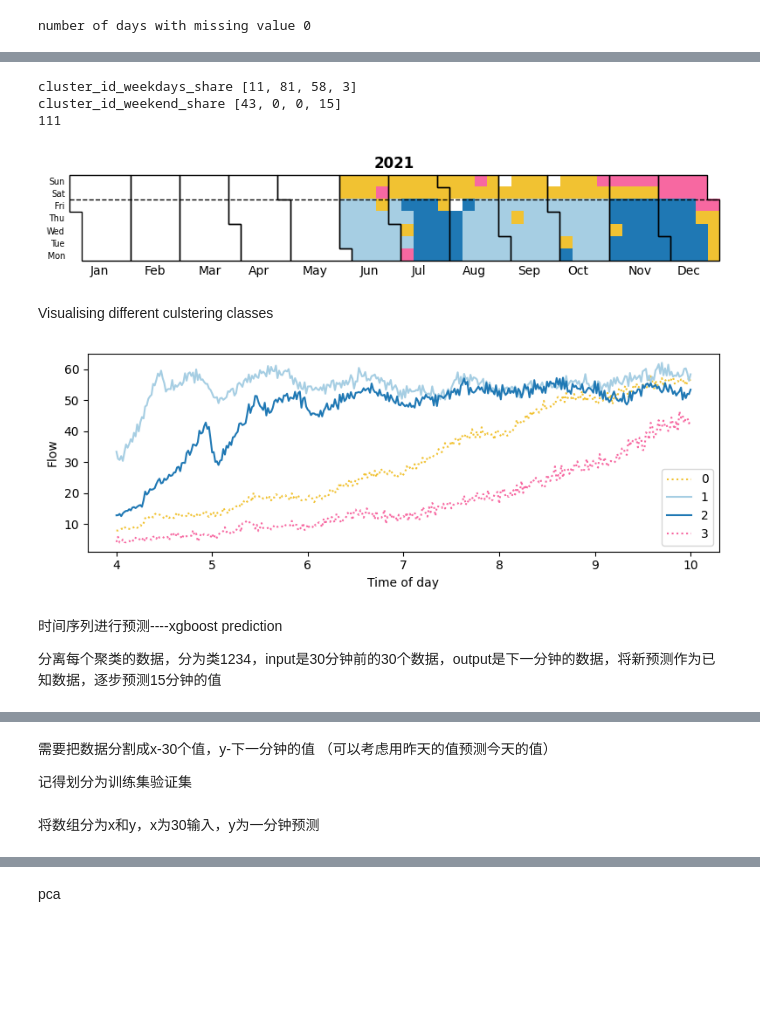
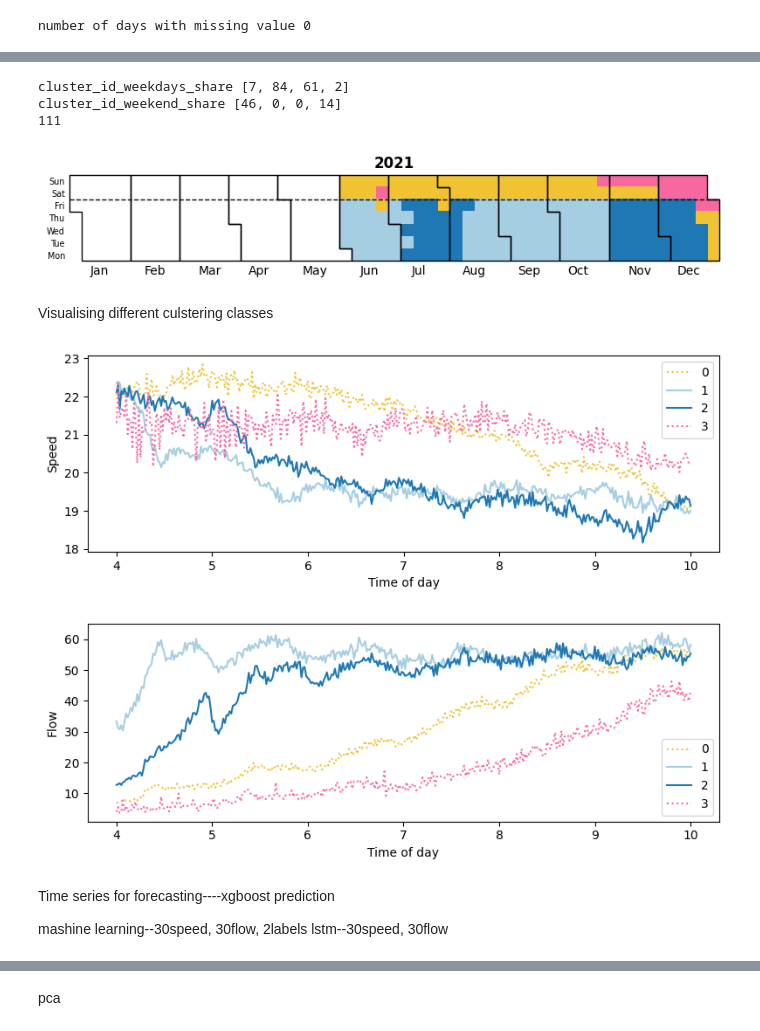
Before and after one commit to HR0262/AI-in-transportation-assignments, a Jupyter notebook: project/projectcodexgblstm.ipynb, the cells around one changed output, grey strips where cells are left out. Saved outputs shown, nothing was run; the diff lists cells and outputs as text; code cells hidden in the pictures; blank space fills up the shorter version.

```diff
--- a/project/projectcodexgblstm.ipynb
+++ b/project/projectcodexgblstm.ipynb
@@ -450,7 +434,7 @@ day_of_week = np.zeros((ndays))
 # Loop through each unique date
 for i in range(0, ndays):
     # Parse the current date from a string to a datetime object
-    day_dt = datetime.datetime.strptime(str(days[i]), '%Y%m%d')
+    day_dt = datetime.datetime.strptime(str(all_days[i]), '%Y%m%d')
 
     # Get the day of the week (1 for Monday, 2 for Tuesday, ..., 7 for Sunday)
     day_of_week[i] = day_dt.isoweekday()
@@ -718,7 +702,7 @@ def make_calendar_visualization_figure(days,assigments,n_clusters,years,days_col
 
 
 def make_figure_centroids(x,y,color_to_cluster,style_to_cluster,cluster_ids,minY = None,maxY = None,
-                          save_figure: str = None, show_figure:bool = True):
+                          save_figure: str = None, show_figure:bool = True, ylabel = 'Flow'):
 
     #print(color_to_cluster)
     fig = plt.figure(figsize=(8,3))
@@ -728,7 +712,7 @@ def make_figure_centroids(x,y,color_to_cluster,style_to_cluster,cluster_ids,minY
         #print(y[i])
         ax.plot(x[i],y[i],style_to_cluster[i], color=color_to_cluster[i], label=str(cluster_ids[i]))
     ax.set_xlabel('Time of day')
-    ax.set_ylabel('Flow')
+    ax.set_ylabel(ylabel)
     if minY is not None and maxY is not None:
         ax.set_ylim([minY, maxY])
     plt.legend()
@@ -748,18 +732,23 @@ from sklearn.mixture import GaussianMixture
 n_clusters = 4
 clusters = None
 #print(np.where(nans_per_day > 0)[0])
-vectorized_day_dataset_no_nans = vectorized_day_dataset[np.where(nans_per_day == 0)[0],:]
-days_not_nans = days[np.where(nans_per_day == 0)[0]]
+# vectorized_day_dataset_no_nans = vectorized_day_dataset[np.where(nans_per_day == 0)[0],:]
+# days_not_nans = days[np.where(nans_per_day == 0)[0]]
+
+# print(vectorized_day_dataset_speed0_interpolated)
+# print(vectorized_day_dataset_flow0_interpolated)
+clusterdata = np.concatenate((vectorized_day_dataset_speed0_interpolated, vectorized_day_dataset_flow0_interpolated), axis=1)
+print(clusterdata)
 
 # BELOW lines enables you to comment in and out clustering method you want to use note that GMM have different ouput and thus labels are extracted differently
-clusters = KMeans(n_clusters=n_clusters, random_state=0, n_init="auto").fit(vectorized_day_dataset_no_nans) # check the parameters at https://scikit-learn.org/stable/modules/generated/sklearn.cluster.KMeans.html
-#clusters = AgglomerativeClustering(n_clusters=n_clusters,metric='euclidean', linkage='ward').fit(vectorized_day_dataset_no_nans) # check the parameters at https://scikit-learn.org/stable/modules/generated/sklearn.cluster.AgglomerativeClustering.html
-#clusters = DBSCAN(eps=500, min_samples = 2).fit(vectorized_day_dataset_no_nans) # check the parameters at https://scikit-learn.org/stable/modules/generated/sklearn.cluster.DBSCAN.html
+clusters = KMeans(n_clusters=n_clusters, random_state=0, n_init="auto").fit(clusterdata) # check the parameters at https://scikit-learn.org/stable/modules/generated/sklearn.cluster.KMeans.html
+#clusters = AgglomerativeClustering(n_clusters=n_clusters,metric='euclidean', linkage='ward').fit(clusterdata) # check the parameters at https://scikit-learn.org/stable/modules/generated/sklearn.cluster.AgglomerativeClustering.html
+#clusters = DBSCAN(eps=500, min_samples = 2).fit(clusterdata) # check the parameters at https://scikit-learn.org/stable/modules/generated/sklearn.cluster.DBSCAN.html
 
 if clusters is not None:
   cluster_labels = clusters.labels_
 
-#cluster_labels = GaussianMixture(n_components=n_clusters).fit(vectorized_day_dataset_no_nans).predict(vectorized_day_dataset_no_nans) #check the parameters at  https://scikit-learn.org/stable/auto_examples/mixture/plot_gmm_init.html#sphx-glr-auto-examples-mixture-plot-gmm-init-py
+#cluster_labels = GaussianMixture(n_components=n_clusters).fit(clusterdata).predict(clusterdata) #check the parameters at  https://scikit-learn.org/stable/auto_examples/mixture/plot_gmm_init.html#sphx-glr-auto-examples-mixture-plot-gmm-init-py
 
 
 print(cluster_labels)
@@ -775,51 +777,60 @@ print(cluster_labels)
 n_clusters_t = len(np.unique(cluster_labels))
 
 # Assign colors to days based on clusters
-days_colors, color_to_cluster, style_to_cluster = assign_colors(n_clusters_t, days_not_nans, cluster_labels)
+days_colors, color_to_cluster, style_to_cluster = assign_colors(n_clusters_t, all_days, cluster_labels)
 # The function 'assign_colors' is used to determine colors and styles for visualization.
 
 # Create a calendar visualization figure
-make_calendar_visualization_figure(days_not_nans, cluster_labels, n_clusters_t, [2021], days_colors,
+make_calendar_visualization_figure(all_days, cluster_labels, n_clusters_t, [2021], days_colors,
                                    color_to_cluster, save_figure=None)
 # This function 'make_calendar_visualization_figure' is used to generate a visualization based on the provided data and parameters.
 # 'days_not_nans' are the days, 'cluster_labels' are the cluster labels, 'n_clusters_t' is the number of clusters,
 # '[2021]' represents the year, 'days_colors' represent the assigned colors for each day, 'color_to_cluster' maps colors to clusters,
 # and 'save_figure' is an optional parameter to save the generated figure (can be None if not saving).
 # %% [output]
-cluster_id_weekdays_share [11, 81, 58, 3]
-cluster_id_weekend_share [43, 0, 0, 15]
+cluster_id_weekdays_share [7, 84, 61, 2]
+cluster_id_weekend_share [46, 0, 0, 14]
 111
-[figure, old version]
+[figure, new version]
 # %% [markdown]
 Visualising different culstering classes
 # %%
 # Initialize empty lists to store centroid data
 centroids_xx = []  # x-axis values for centroids
-centroids_yy_daytypes = []  # y-axis values for centroids, grouped by day types
+centroids_yy_daytypes_speed = []  # y-axis values for centroids, grouped by day types
+centroids_yy_daytypes_flow = []
 cluster_ids = []  # Cluster IDs
 
 # Iterate through each cluster
 for i in range(0, n_clusters_t):
     # Store the x-axis values for centroids (hours of the day)
     centroids_xx.append(x_axis_hours)
 
     # Calculate the y-axis values for centroids (average flow for each 5-minute interval)
-    centroid_yy = list(np.nanmean(vectorized_day_dataset_no_nans[np.where(cluster_labels == i)[0], :], 0).transpose())
-    centroids_yy_daytypes.append(centroid_yy)
+    centroid_yy = list(np.nanmean(clusterdata[np.where(cluster_labels == i)[0], :], 0).transpose())
+    centroids_yy_speed = centroid_yy[:361]
+    centroids_yy_flow = centroid_yy[361:]
+    centroids_yy_daytypes_speed.append(centroids_yy_speed)
+    centroids_yy_daytypes_flow.append(centroids_yy_flow)
 
     # Store the cluster ID
     cluster_ids.append(i)
 
+
 # Generate a figure displaying the centroids
-make_figure_centroids(centroids_xx, centroids_yy_daytypes, color_to_cluster, style_to_cluster, cluster_ids)
+make_figure_centroids(centroids_xx, centroids_yy_daytypes_speed, color_to_cluster, style_to_cluster, cluster_ids, ylabel = 'Speed')
+#
+make_figure_centroids(centroids_xx, centroids_yy_daytypes_flow, color_to_cluster, style_to_cluster, cluster_ids)
 # The function 'make_figure_centroids' is used to create a visualization of the centroids,
 # with the provided data and parameters.
 # %% [output]
-[figure, old version]
+[figure, new version]
+[figure, added]
-# %% [markdown]
-时间序列进行预测----xgboost prediction
-
-分离每个聚类的数据，分为类1234，input是30分钟前的30个数据，output是下一分钟的数据，将新预测作为已知数据，逐步预测15分钟的值
+# %% [markdown]
+Time series for forecasting----xgboost prediction
+
+mashine learning--30speed, 30flow, 2labels
+lstm--30speed, 30flow
 # %%
 # print(final_vectorized_dataset_2d)  #not yet take the clustering into consideration
 # print(final_vectorized_dataset_2d.shape)
@@ -846,9 +857,3 @@ print(vectorized_day_dataset_flow0_interpolated)
  [ 1.  6.  3. ... 50. 47. 45.]
  [ 6.  3.  6. ... 42. 46. 62.]
  [ 2.  3.  1. ... 24. 14. 16.]]
-# %% [markdown]
-需要把数据分割成x-30个值，y-下一分钟的值 （可以考虑用昨天的值预测今天的值）
-
-记得划分为训练集验证集
-# %% [markdown]
-将数组分为x和y，x为30输入，y为一分钟预测
```
Also changed, not shown: parts of 18 cells of this notebook.
